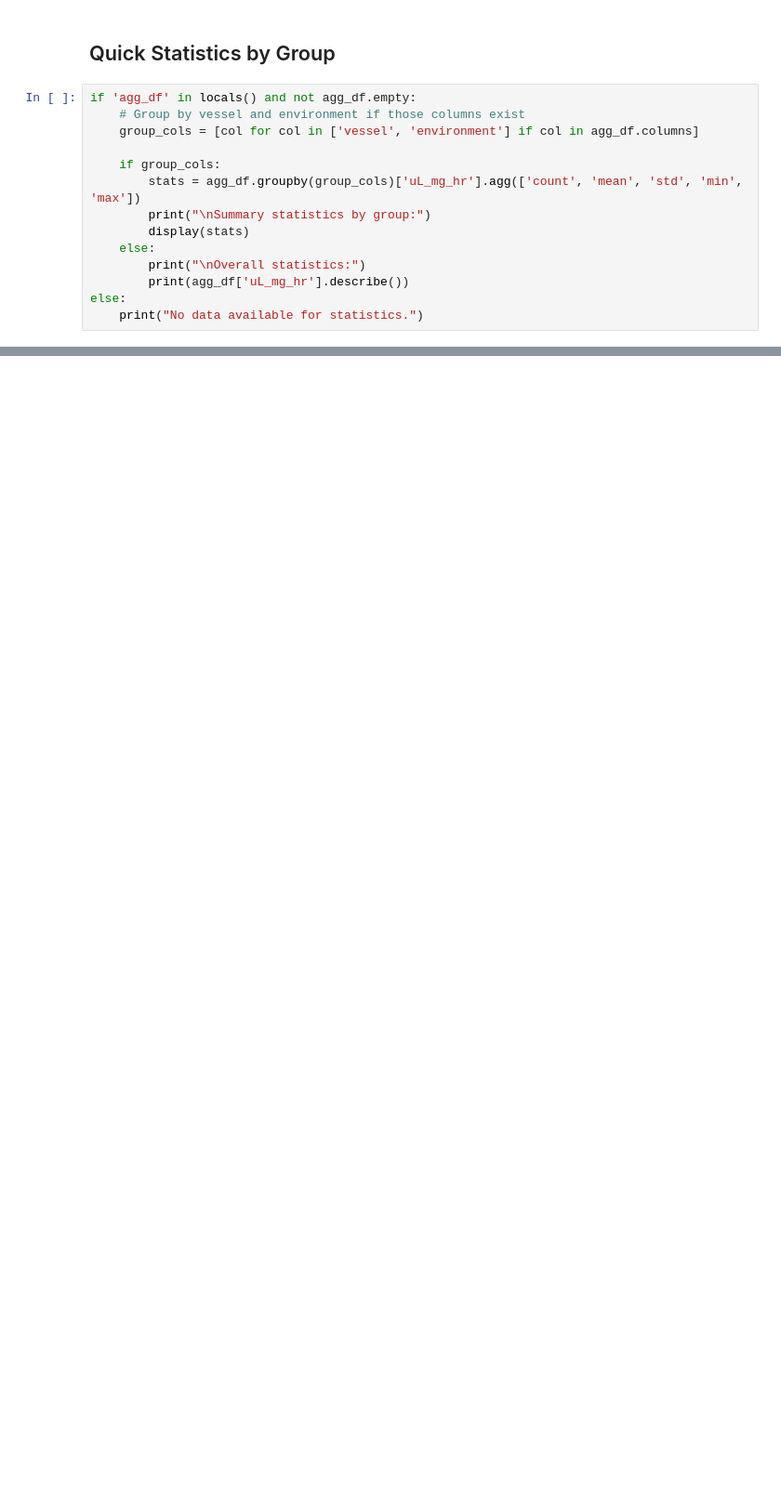
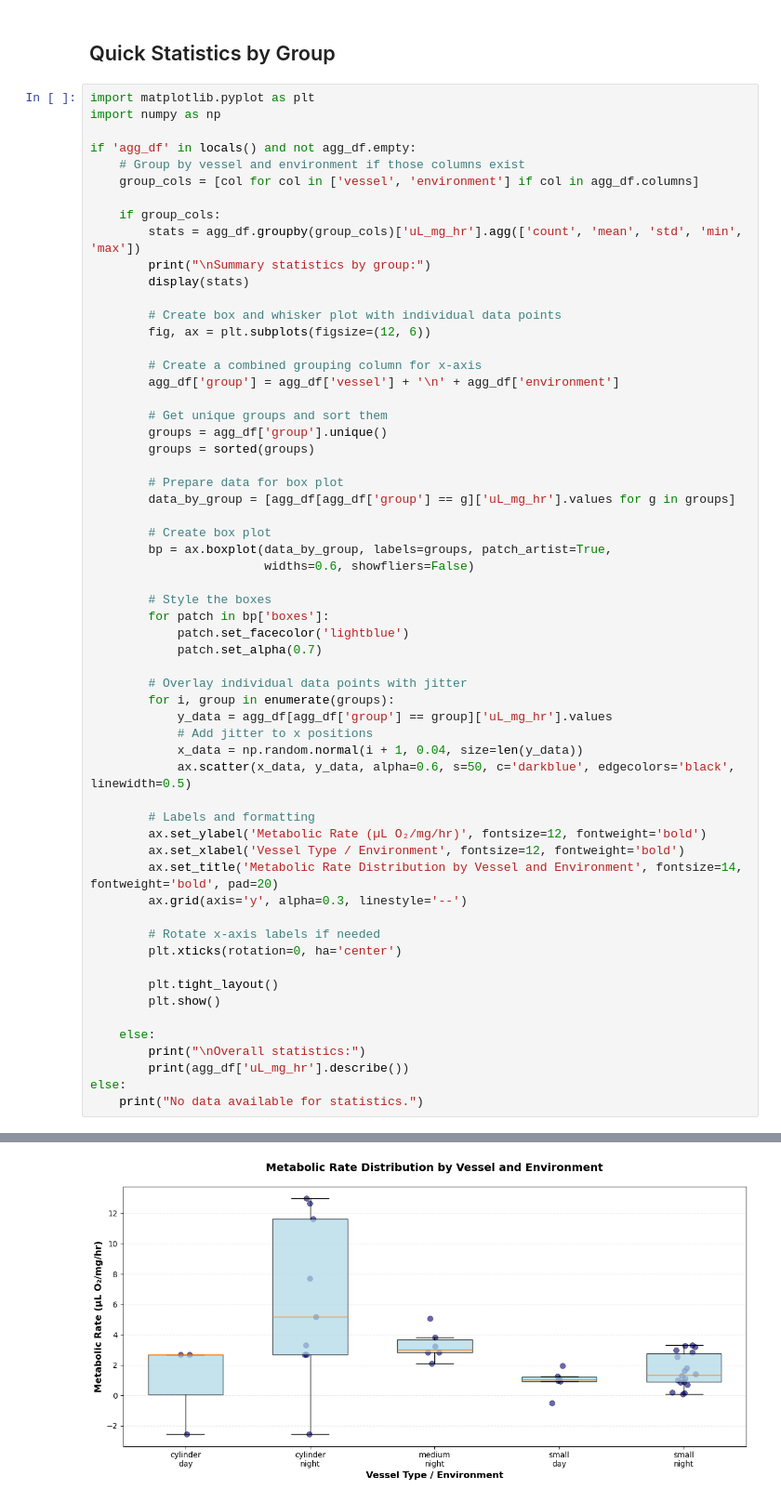
Before and after one commit to ucsb-oakley-lab/signal_respirometry, a Jupyter notebook: notebooks/batch_respirometry.ipynb, the cells around one changed output, grey strips where cells are left out. Shown at 93% size. Drawn from its saved outputs; the diff is of its cells as text; blank space fills up the shorter version.

```diff
--- a/notebooks/batch_respirometry.ipynb
+++ b/notebooks/batch_respirometry.ipynb
@@ -537,25 +680,71 @@ Aggregated summary saved to: /Users/oakley/Documents/GitHub/signal_respirometry/
 # %% [markdown]
 ## Quick Statistics by Group
 # %%
+import matplotlib.pyplot as plt
+import numpy as np
+
 if 'agg_df' in locals() and not agg_df.empty:
     # Group by vessel and environment if those columns exist
     group_cols = [col for col in ['vessel', 'environment'] if col in agg_df.columns]
 
     if group_cols:
         stats = agg_df.groupby(group_cols)['uL_mg_hr'].agg(['count', 'mean', 'std', 'min', 'max'])
         print("\nSummary statistics by group:")
         display(stats)
+
+        # Create box and whisker plot with individual data points
+        fig, ax = plt.subplots(figsize=(12, 6))
+
+        # Create a combined grouping column for x-axis
+        agg_df['group'] = agg_df['vessel'] + '\n' + agg_df['environment']
+
+        # Get unique groups and sort them
+        groups = agg_df['group'].unique()
+        groups = sorted(groups)
+
+        # Prepare data for box plot
+        data_by_group = [agg_df[agg_df['group'] == g]['uL_mg_hr'].values for g in groups]
+
+        # Create box plot
+        bp = ax.boxplot(data_by_group, labels=groups, patch_artist=True,
+                        widths=0.6, showfliers=False)
+
+        # Style the boxes
+        for patch in bp['boxes']:
+            patch.set_facecolor('lightblue')
+            patch.set_alpha(0.7)
+
+        # Overlay individual data points with jitter
+        for i, group in enumerate(groups):
+            y_data = agg_df[agg_df['group'] == group]['uL_mg_hr'].values
+            # Add jitter to x positions
+            x_data = np.random.normal(i + 1, 0.04, size=len(y_data))
+            ax.scatter(x_data, y_data, alpha=0.6, s=50, c='darkblue', edgecolors='black', linewidth=0.5)
+
+        # Labels and formatting
+        ax.set_ylabel('Metabolic Rate (µL O₂/mg/hr)', fontsize=12, fontweight='bold')
+        ax.set_xlabel('Vessel Type / Environment', fontsize=12, fontweight='bold')
+        ax.set_title('Metabolic Rate Distribution by Vessel and Environment', fontsize=14, fontweight='bold', pad=20)
+        ax.grid(axis='y', alpha=0.3, linestyle='--')
+
+        # Rotate x-axis labels if needed
+        plt.xticks(rotation=0, ha='center')
+
+        plt.tight_layout()
+        plt.show()
+
     else:
         print("\nOverall statistics:")
         print(agg_df['uL_mg_hr'].describe())
 else:
     print("No data available for statistics.")
 # %% [output]
 Summary statistics by group:
 |  |  | count | mean | std | min | max |
 | vessel | environment |  |  |  |  |  |
 | cylinder | day | 3 | 0.934038 | 3.029542 | -2.564141 | 2.696539 |
 |  | night | 9 | 6.253122 | 5.367619 | -2.564141 | 12.986348 |
 | medium | night | 6 | 3.311412 | 1.025452 | 2.100933 | 5.061329 |
 | small | day | 6 | 0.952642 | 0.798171 | -0.486397 | 1.948158 |
 |  | night | 18 | 1.629006 | 1.127290 | 0.077117 | 3.297355 |
+[figure, added]
```
Also changed, not shown: parts of 4 cells of this notebook.
